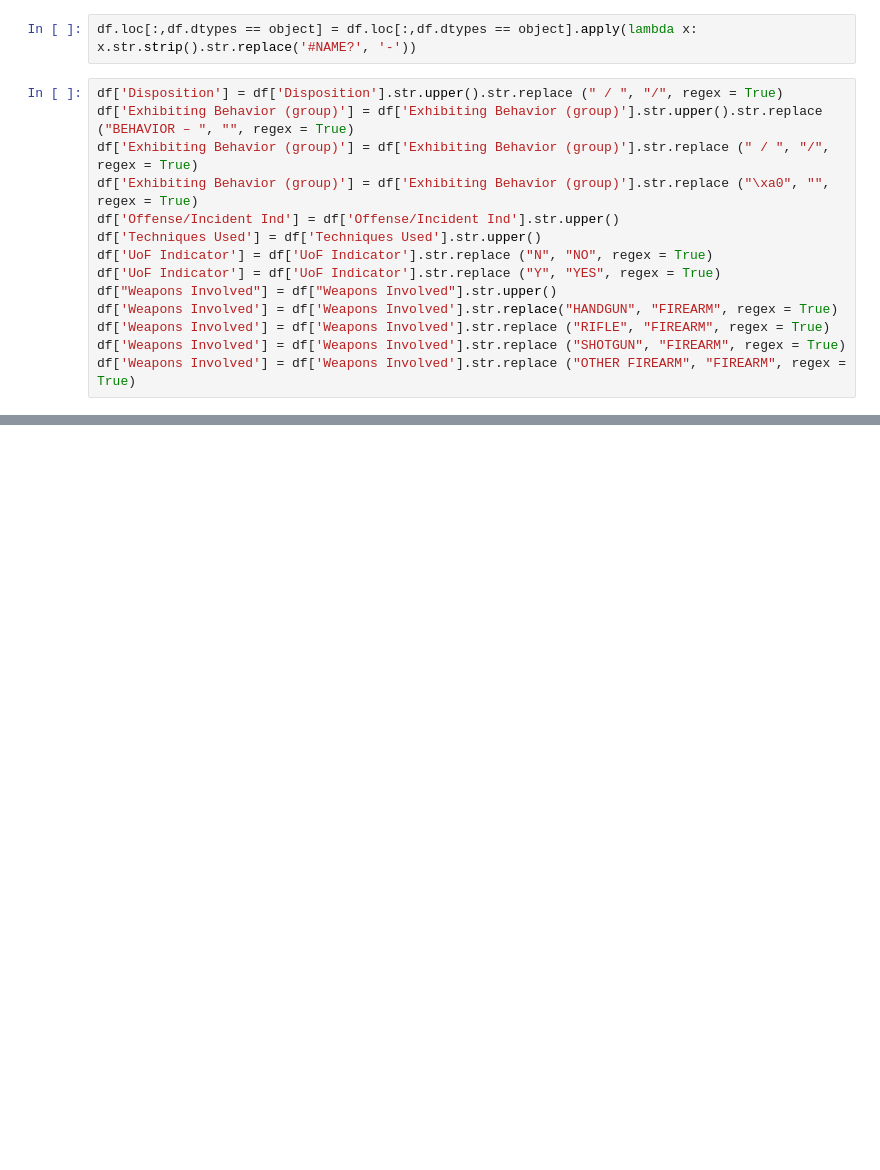
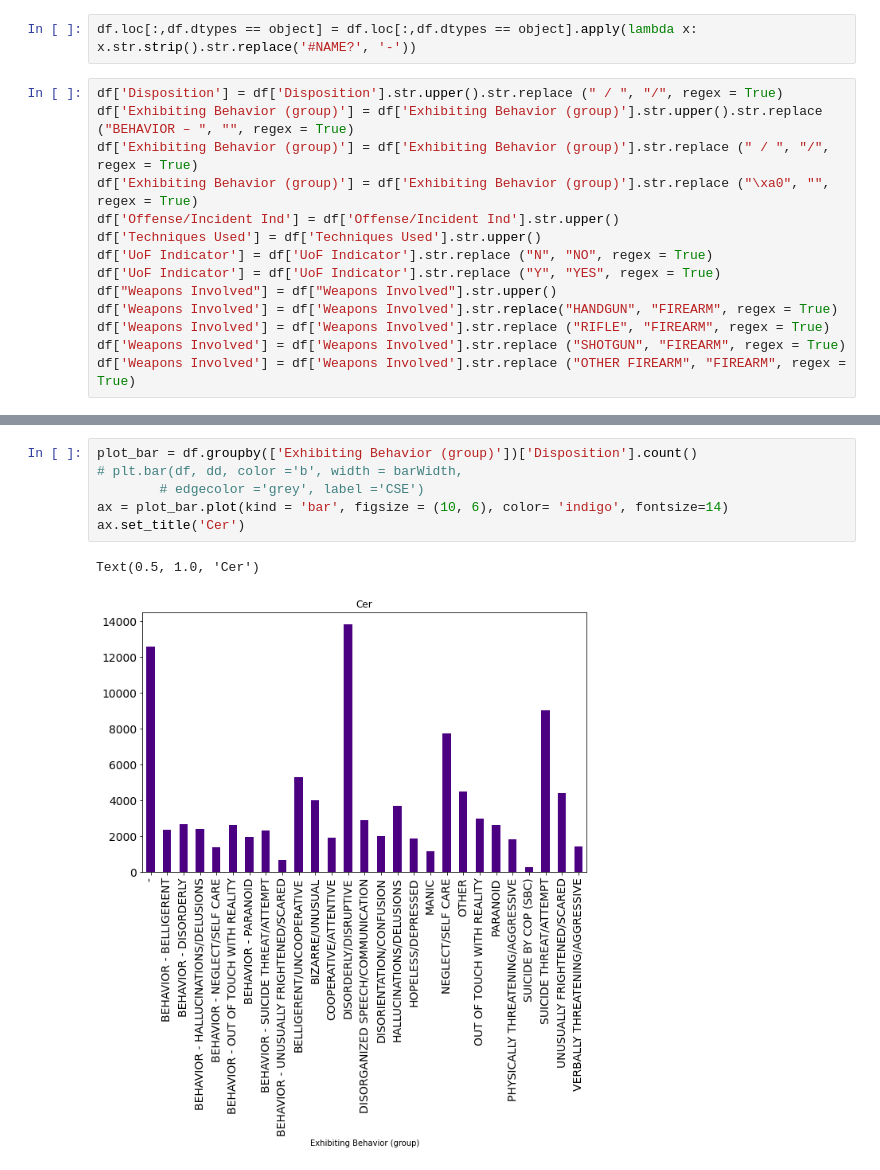
Before and after one commit to msenosain/spd-use-of-force_DS4A, a Jupyter notebook: notebooks/10_EDA_crisis.ipynb, the cells around one changed output, grey strips where cells are left out. Drawn from its saved outputs; the diff is of its cells as text; blank space fills up the shorter version.

```diff
--- a/notebooks/10_EDA_crisis.ipynb
+++ b/notebooks/10_EDA_crisis.ipynb
@@ -79,0 +114,9 @@ df.head()
+# %%
+plot_bar = df.groupby(['Exhibiting Behavior (group)'])['Disposition'].count()
+# plt.bar(df, dd, color ='b', width = barWidth,
+        # edgecolor ='grey', label ='CSE')
+ax = plot_bar.plot(kind = 'bar', figsize = (10, 6), color= 'indigo', fontsize=14)
+ax.set_title('Cer')
+# %% [output]
+Text(0.5, 1.0, 'Cer')
+[figure, added]
```
Also changed, not shown: parts of 11 cells of this notebook.
